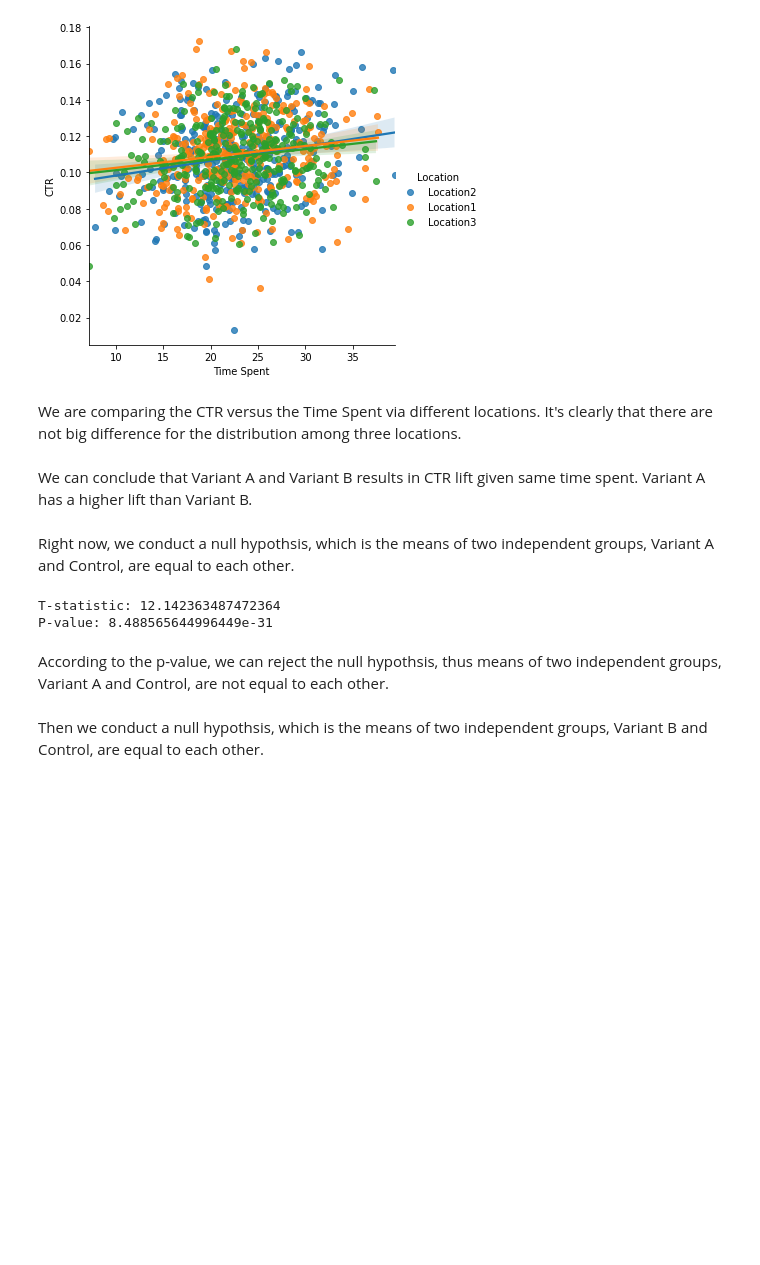
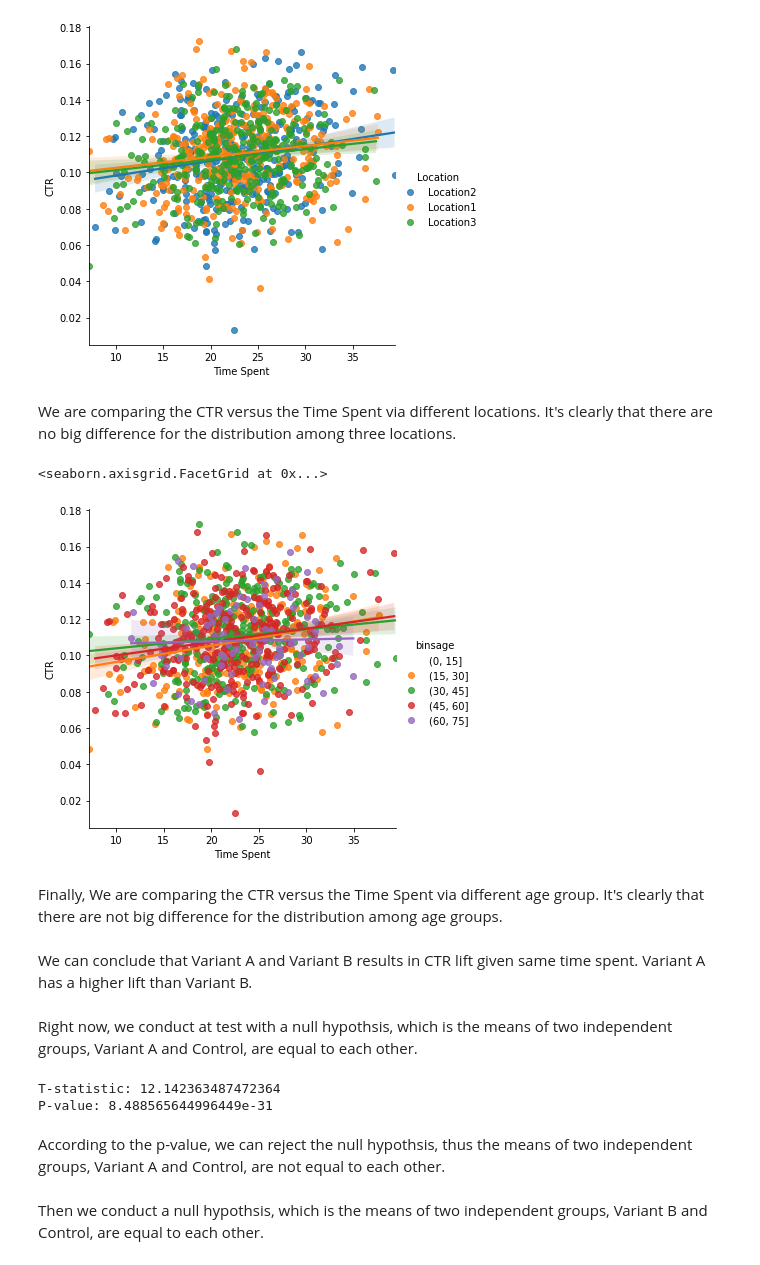
Before and after one commit to leningschulich/schulich_data_science, a Jupyter notebook: MBAN_Assignment2.ipynb, the cells around one changed output. Drawn from its saved outputs; the diff is of its cells as text; code cells hidden in the pictures; blank space fills up the shorter version.

```diff
--- a/MBAN_Assignment2.ipynb
+++ b/MBAN_Assignment2.ipynb
@@ -97,11 +97,19 @@ sns.lmplot(data = df, x='Time Spent', y='CTR', hue = 'Location')
 <seaborn.axisgrid.FacetGrid at 0x...>
 [figure]
 # %% [markdown]
-We are comparing the CTR versus the Time Spent via different locations. It's clearly that there are not big difference for the distribution among three locations.
+We are comparing the CTR versus the Time Spent via different locations. It's clearly that there are no big difference for the distribution among three locations.
+# %%
+df['binsage'] = pd.cut(df['Age'], bins=[0, 15,30,45, 60,75])
+sns.lmplot(data = df, x='Time Spent', y='CTR', hue = 'binsage')
+# %% [output]
+<seaborn.axisgrid.FacetGrid at 0x...>
+[figure, added]
+# %% [markdown]
+Finally, We are comparing the CTR versus the Time Spent via different age group. It's clearly that there are not big difference for the distribution among age groups.
 # %% [markdown]
 We can conclude that Variant A and Variant B results in CTR lift given same time spent. Variant A has a higher lift than Variant B.
 # %% [markdown]
-Right now, we conduct a null hypothsis, which is the means of two independent groups, Variant A and Control, are equal to each other.
+Right now, we conduct at test with a null hypothsis, which is the means of two independent groups, Variant A and Control, are equal to each other.
 # %%
 
 Variation_A_time = df[df['Variant'] == 'Variant A']['Time Spent']
@@ -116,7 +124,7 @@ print(f"P-value: {p_val}")
 T-statistic: 12.142363487472364
 P-value: 8.488565644996449e-31
 # %% [markdown]
-According to the p-value, we can reject the null hypothsis, thus means of two independent groups, Variant A and Control, are not equal to each other.
+According to the p-value, we can reject the null hypothsis, thus the means of two independent groups, Variant A and Control, are not equal to each other.
 # %% [markdown]
 Then we conduct a null hypothsis, which is the means of two independent groups, Variant B and Control, are equal to each other.
 # %%
```
Also changed, not shown: parts of 9 cells of this notebook.
